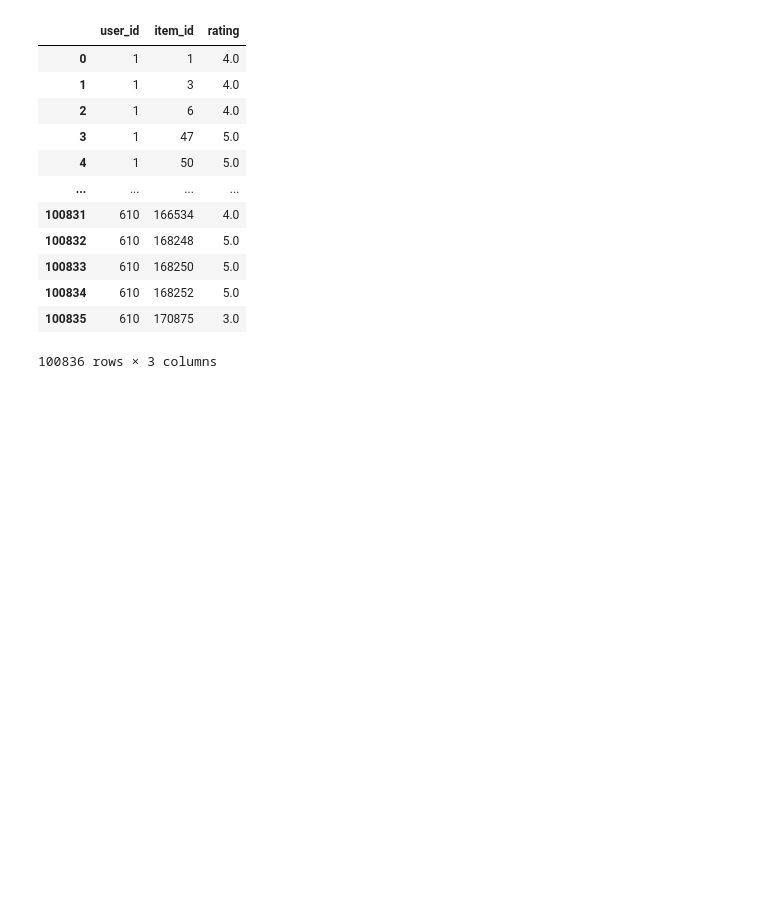
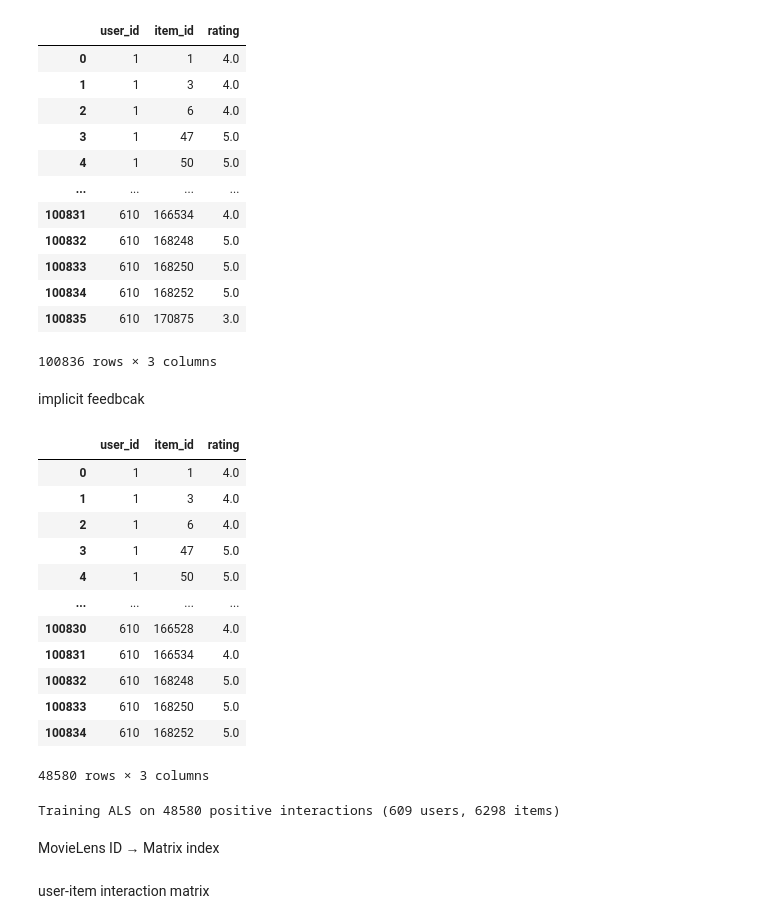
Before and after one commit to IamAbhinav01/RENET---Movie-Recomendation-Backend, a Jupyter notebook: RENET.ipynb, the cells around one changed output. Saved outputs shown, nothing was run; the diff lists cells and outputs as text; code cells hidden in the pictures; blank space fills up the shorter version.

```diff
--- a/RENET.ipynb
+++ b/RENET.ipynb
@@ -359,3 +359,30 @@ interactions
 | 100834 | 610 | 168252 | 5.0 |
 | 100835 | 610 | 170875 | 3.0 |
 100836 rows × 3 columns
+# %% [markdown]
+implicit feedbcak
+# %%
+interactions = interactions[interactions.rating >= POSITIVE_RATING_THRESHOLD]
+# %%
+interactions
+# %% [output]
+|  | user_id | item_id | rating |
+| 0 | 1 | 1 | 4.0 |
+| 1 | 1 | 3 | 4.0 |
+| 2 | 1 | 6 | 4.0 |
+| 3 | 1 | 47 | 5.0 |
+| 4 | 1 | 50 | 5.0 |
+| ... | ... | ... | ... |
+| 100830 | 610 | 166528 | 4.0 |
+| 100831 | 610 | 166534 | 4.0 |
+| 100832 | 610 | 168248 | 5.0 |
+| 100833 | 610 | 168250 | 5.0 |
+| 100834 | 610 | 168252 | 5.0 |
+48580 rows × 3 columns
+# %%
+print(f"Training ALS on {len(interactions)} positive interactions "
+f"({interactions.user_id.nunique()} users, {interactions.item_id.nunique()} items)")
+# %% [output]
+Training ALS on 48580 positive interactions (609 users, 6298 items)
+# %% [markdown]
+MovieLens ID → Matrix index
@@ -361,0 +392,2 @@ interactions
+# %% [markdown]
+user-item interaction matrix
```
Also changed, not shown: parts of 7 cells of this notebook.
